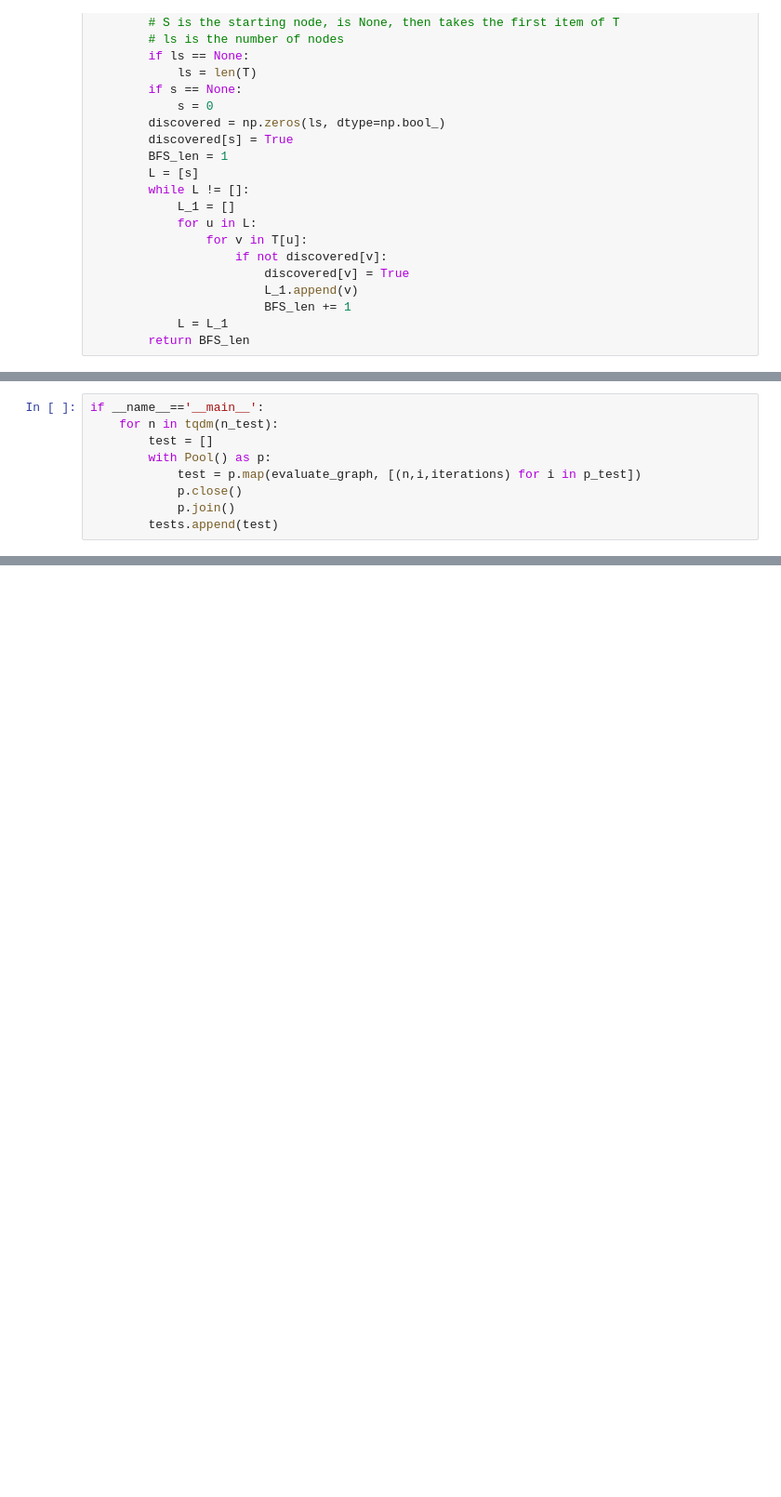
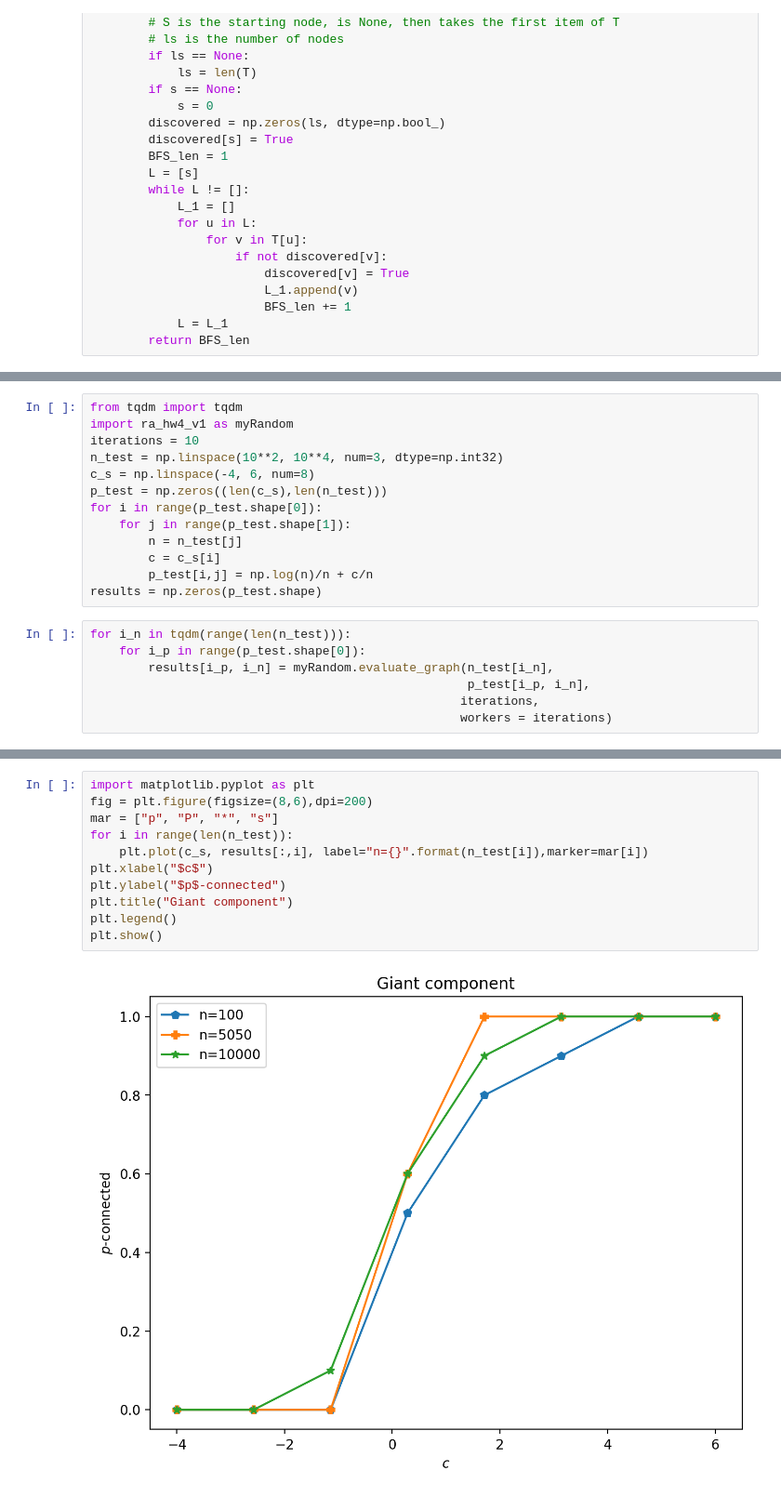
Before and after one commit to Bobobert/RandomAlgorithms, a Jupyter notebook: RA-hwp04.ipynb, the cells around one changed output, grey strips where cells are left out. Shown at 93% size. Drawn from its saved outputs; the diff is of its cells as text; blank space fills up the shorter version.

Commit message:
4th Homework 2nd update
A more well done version of both notebooks with the giant component graph as requested.

```diff
--- a/RA-hwp04.ipynb
+++ b/RA-hwp04.ipynb
@@ -117,9 +81,0 @@ def evaluate_graph(SS):
-# %%
-if __name__=='__main__':
-    for n in tqdm(n_test):
-        test = []
-        with Pool() as p:
-            test = p.map(evaluate_graph, [(n,i,iterations) for i in p_test])
-            p.close()
-            p.join()
-        tests.append(test)
@@ -143,0 +125,20 @@ os.listdir()
+# %%
+from tqdm import tqdm
+import ra_hw4_v1 as myRandom
+iterations = 10
+n_test = np.linspace(10**2, 10**4, num=3, dtype=np.int32)
+c_s = np.linspace(-4, 6, num=8)
+p_test = np.zeros((len(c_s),len(n_test)))
+for i in range(p_test.shape[0]):
+    for j in range(p_test.shape[1]):
+        n = n_test[j]
+        c = c_s[i]
+        p_test[i,j] = np.log(n)/n + c/n
+results = np.zeros(p_test.shape)
+# %%
+for i_n in tqdm(range(len(n_test))):
+    for i_p in range(p_test.shape[0]):
+        results[i_p, i_n] = myRandom.evaluate_graph(n_test[i_n],
+                                                    p_test[i_p, i_n],
+                                                   iterations,
+                                                   workers = iterations)
@@ -143,0 +147,13 @@ os.listdir()
+# %%
+import matplotlib.pyplot as plt
+fig = plt.figure(figsize=(8,6),dpi=200)
+mar = ["p", "P", "*", "s"]
+for i in range(len(n_test)):
+    plt.plot(c_s, results[:,i], label="n={}".format(n_test[i]),marker=mar[i])
+plt.xlabel("$c$")
+plt.ylabel("$p$-connected")
+plt.title("Giant component")
+plt.legend()
+plt.show()
+# %% [output]
+[figure, added]
```
Also changed, not shown: parts of 12 cells of this notebook, 3 other files.
